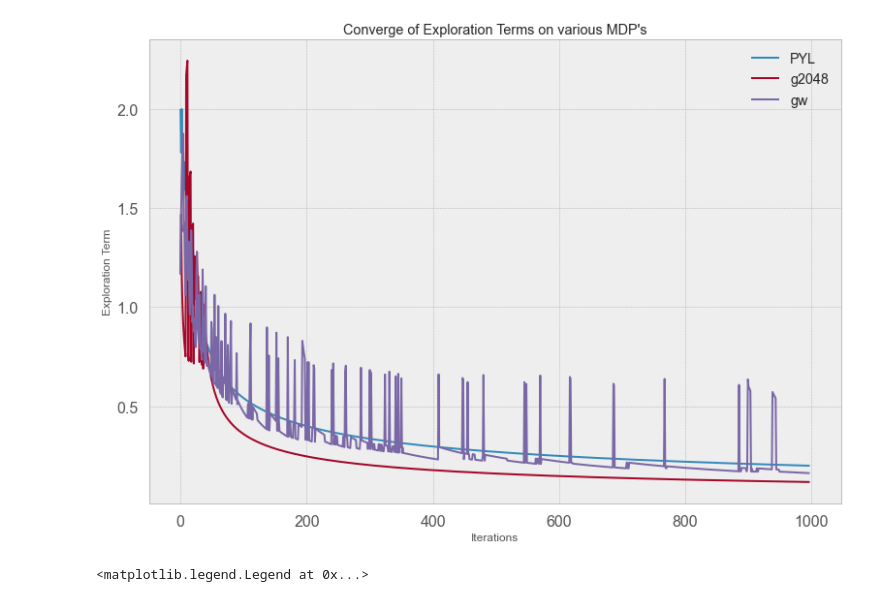
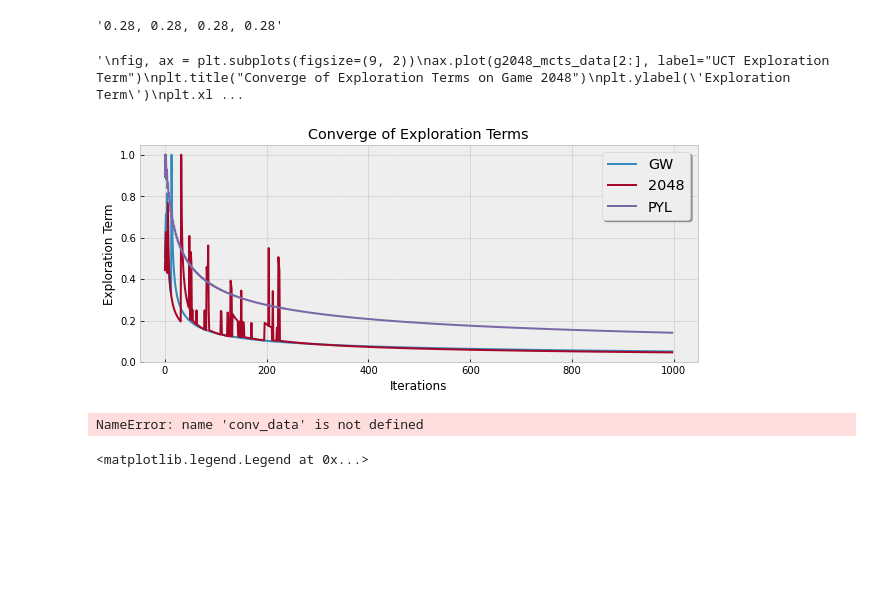
Before and after one commit to larkz/mcts-plots, a Jupyter notebook: conv_plot.ipynb, the cells around one changed output. Saved outputs shown, nothing was run; the diff lists cells and outputs as text; code cells hidden in the pictures; blank space fills up the shorter version.

Commit message:
updated convergence plots

```diff
--- a/conv_plot.ipynb
+++ b/conv_plot.ipynb
@@ -1,9 +1,58 @@
 # %%
 import numpy as np
 
-conv_data = np.genfromtxt('conv_plots.csv', delimiter=',')[1:,:]
-gw_vi_conv_data = np.genfromtxt('gw_vi_conv.txt', delimiter=',')
-names = np.genfromtxt('conv_plots.csv', delimiter=',', dtype=str)[0,:]
+# conv_data = np.genfromtxt('conv_plots.csv', delimiter=',')[1:,:]
+# gw_vi_conv_data = np.genfromtxt('gw_vi_conv.txt', delimiter=',')
+# names = np.genfromtxt('conv_plots.csv', delimiter=',', dtype=str)[0,:]
+
+gw_mcts_data = np.loadtxt('data/gw_output_allExplorationTermHistory.txt', delimiter='], [', dtype = str)
+
+
+
+
+# g2048_mcts_data = np.genfromtxt('data/g2048_output.txt', delimiter=',')
+# pyl_mcts_data = np.genfromtxt('data/pyl_output.txt', delimiter=',')
+# %%
+gw_mcts_data[3]
+# %% [output]
+'0.28, 0.28, 0.28, 0.28'
+# %%
+import matplotlib.pyplot as plt
+from matplotlib.pyplot import figure
+
+plt.style.use('bmh')
+
+fig, ax = plt.subplots(figsize=(10, 4))
+
+ax.plot(gw_mcts_data[2:]/max(gw_mcts_data[2:]), label="GW")
+ax.plot(g2048_mcts_data[2:]/max(g2048_mcts_data[2:]), label="2048")
+ax.plot(pyl_mcts_data[2:]/max(pyl_mcts_data[2:]), label="PYL")
+
+plt.title("Converge of Exploration Terms")
+plt.ylabel('Exploration Term')
+plt.xlabel('Iterations')
+legend = ax.legend(loc='best', shadow=True, fontsize='x-large')
+
+
+'''
+fig, ax = plt.subplots(figsize=(9, 2))
+ax.plot(g2048_mcts_data[2:], label="UCT Exploration Term")
+plt.title("Converge of Exploration Terms on Game 2048")
+plt.ylabel('Exploration Term')
+plt.xlabel('Iterations')
+legend = ax.legend(loc='best', shadow=True, fontsize='x-large')
+
+fig, ax = plt.subplots(figsize=(9, 2))
+ax.plot(pyl_mcts_data[2:], label="UCT Exploration Term")
+plt.title("Converge of Exploration Terms on Push Your Luck (PYL)")
+plt.ylabel('Exploration Term')
+plt.xlabel('Iterations')
+legend = ax.legend(loc='best', shadow=True, fontsize='x-large')
+
+'''
+# %% [output]
+'\nfig, ax = plt.subplots(figsize=(9, 2))\nax.plot(g2048_mcts_data[2:], label="UCT Exploration Term")\nplt.title("Converge of Exploration Terms on Game 2048")\nplt.ylabel(\'Exploration Term\')\nplt.xl ...
+[figure, added]
 # %%
 import matplotlib.pyplot as plt
 plt.style.use('bmh')
@@ -20,7 +69,7 @@ plt.xlabel('Iterations')
 
 legend = ax.legend(loc='best', shadow=True, fontsize='x-large')
 # %% [output]
-[figure, removed]
+NameError: name 'conv_data' is not defined
 # %%
 # This minimization is based on min UCT, in gridworld it is possible for this jump to another minimized UCT, but overall the games converge.
 # %%
```
Also changed, not shown: 1 other file.
